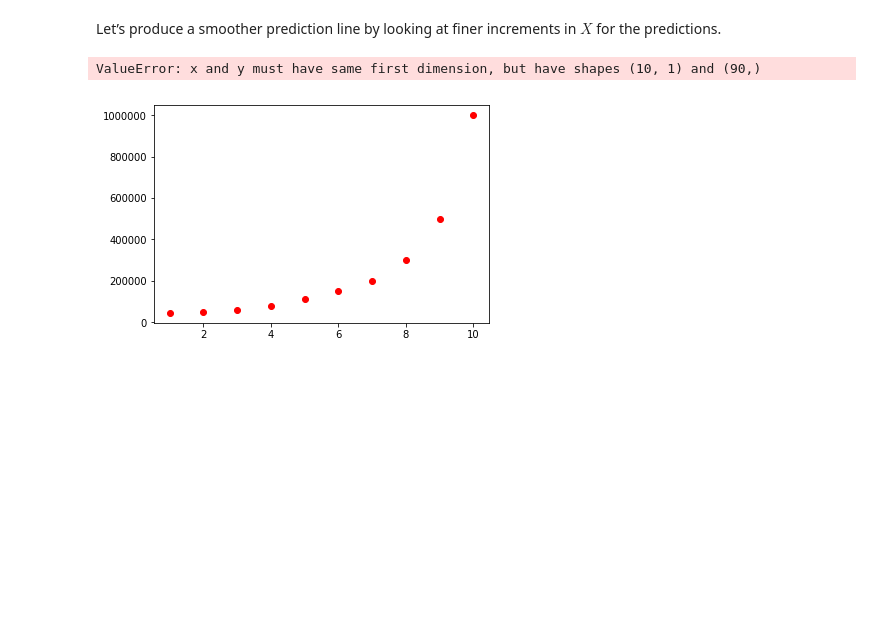
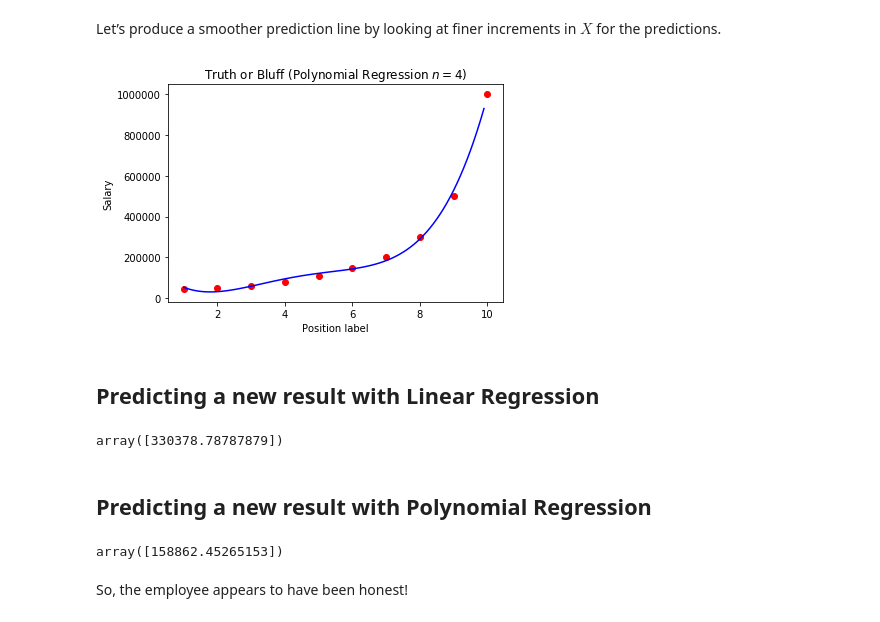
Before and after one commit to declanmillar/machine-learning-a-z, a Jupyter notebook: Part 2 - Regression/Section 6 - Polynomial Regression/polynomial_regression.ipynb, the cells around one changed output. Cells and saved outputs as stored; diff of their text form; code cells hidden in the pictures; blank space fills up the shorter version.

```diff
--- a/Part 2 - Regression/Section 6 - Polynomial Regression/polynomial_regression.ipynb
+++ b/Part 2 - Regression/Section 6 - Polynomial Regression/polynomial_regression.ipynb
@@ -135,15 +139,34 @@ Let’s produce a smoother prediction line by looking at finer increments in $X$
 # %%
 X_grid = np.arange(min(X), max(X), 0.1)
 X_grid = X_grid.reshape((len(X_grid), 1))
 poly_reg = PolynomialFeatures(degree = 4)
 lin_reg_poly = LinearRegression()
 lin_reg_poly.fit(poly_reg.fit_transform(X), y)
 plt.scatter(X, y, color='red')
-plt.plot(X, lin_reg_poly.predict(poly_reg.fit_transform(X_grid)), color='blue')
+plt.plot(X_grid, lin_reg_poly.predict(poly_reg.fit_transform(X_grid)), color='blue')
 plt.title('Truth or Bluff (Polynomial Regression $n = 4$)')
 plt.xlabel('Position label')
 plt.ylabel('Salary')
 plt.show()
 # %% [output]
-ValueError: x and y must have same first dimension, but have shapes (10, 1) and (90,)
-[figure, old version]
+[figure, new version]
+# %% [markdown]
+## Predicting a new result with Linear Regression
+# %%
+# lin_reg.predict(6.5)
+# this doesn't work with Jupyter,
+# where the input type must of the same type as X
+# so, lets create a NumPy array with single value
+# and reshape to a scalar
+x_to_pred = np.array(6.5).reshape(1,-1)
+lin_reg.predict(x_to_pred)
+# %% [output]
+array([330378.78787879])
+# %% [markdown]
+## Predicting a new result with Polynomial Regression
+# %%
+lin_reg_poly.predict(poly_reg.fit_transform(x_to_pred))
+# %% [output]
+array([158862.45265153])
+# %% [markdown]
+So, the employee appears to have been honest!
```
Also changed, not shown: parts of 2 cells of this notebook.
